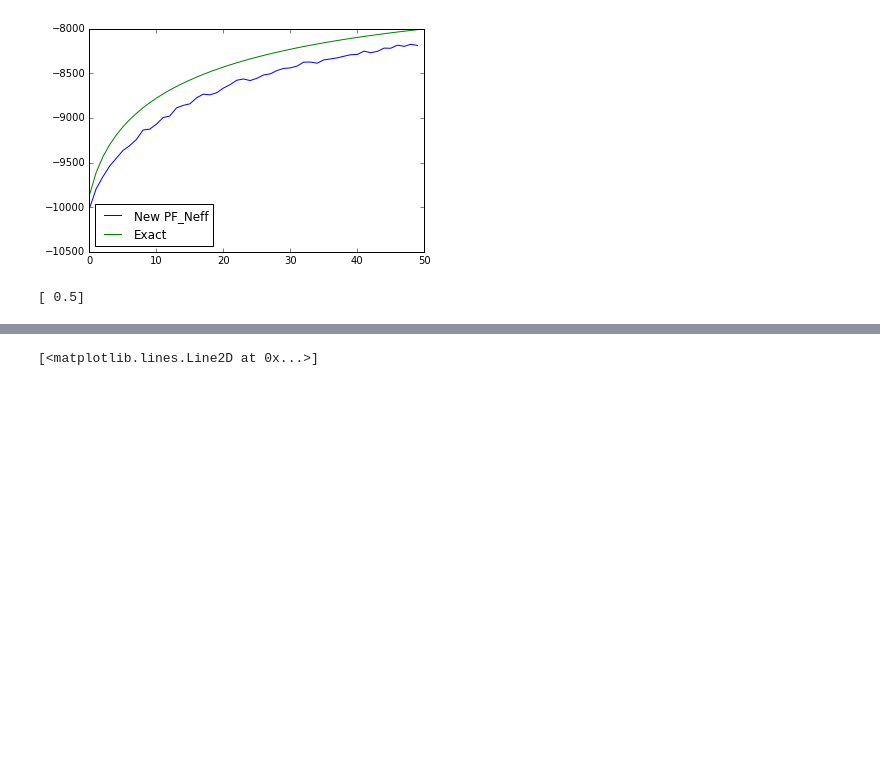
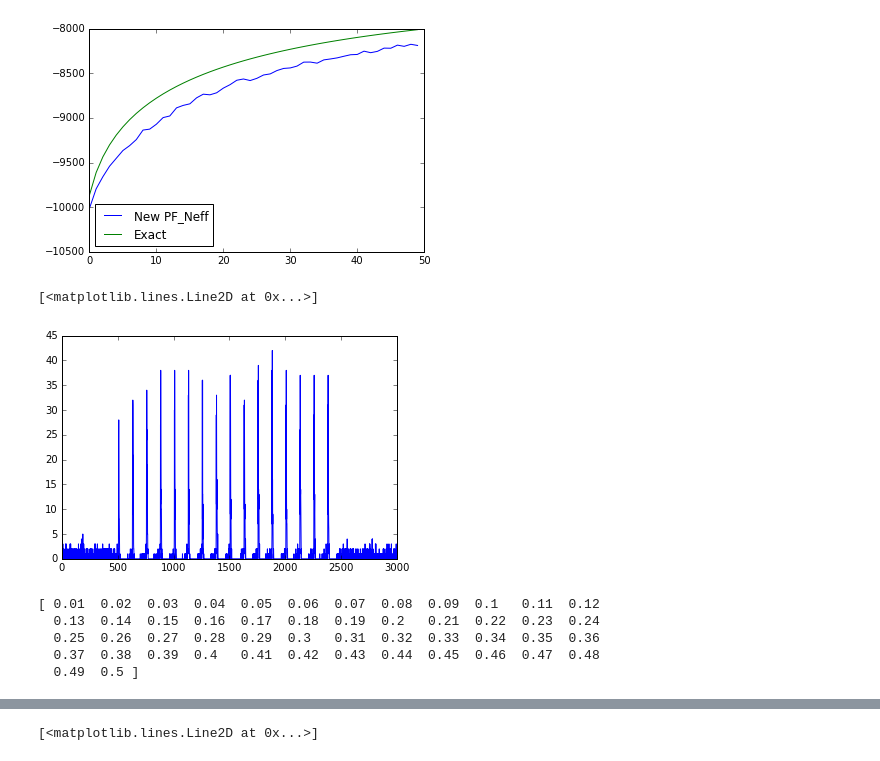
Before and after one commit to zyzdiana/ss_model_mixture, a Jupyter notebook: PF_LinearGaussian Test.ipynb, the cells around one changed output, grey strips where cells are left out. Saved outputs shown, nothing was run; the diff lists cells and outputs as text; code cells hidden in the pictures; blank space fills up the shorter version.

```diff
--- a/PF_LinearGaussian Test.ipynb
+++ b/PF_LinearGaussian Test.ipynb
@@ -95,12 +95,21 @@ from fastloop import resample
 mat = np.loadtxt('train_data.txt')
 Y = mat[19,1:]
 T = len(Y)
+# %%
+plt.plot(Y)
+# %% [output]
+[<matplotlib.lines.Line2D at 0x...>]
+[figure, added]
 # %%
-sigma2v = 5.0
-sigma2e = np.arange(0.5, 0.51, 1)
+sigma2v = 5
+sigma2e = np.arange(0.01, 0.51, 0.01)
 print sigma2e
 # %% [output]
-[ 0.5]
+[ 0.01  0.02  0.03  0.04  0.05  0.06  0.07  0.08  0.09  0.1   0.11  0.12
+  0.13  0.14  0.15  0.16  0.17  0.18  0.19  0.2   0.21  0.22  0.23  0.24
+  0.25  0.26  0.27  0.28  0.29  0.3   0.31  0.32  0.33  0.34  0.35  0.36
+  0.37  0.38  0.39  0.4   0.41  0.42  0.43  0.44  0.45  0.46  0.47  0.48
+  0.49  0.5 ]
 # %%
 def gaussian(X, Q):
     #log-pdf of p(x_t|x_{t-1})
```
Also changed, not shown: parts of 21 cells of this notebook, 19 other files.
